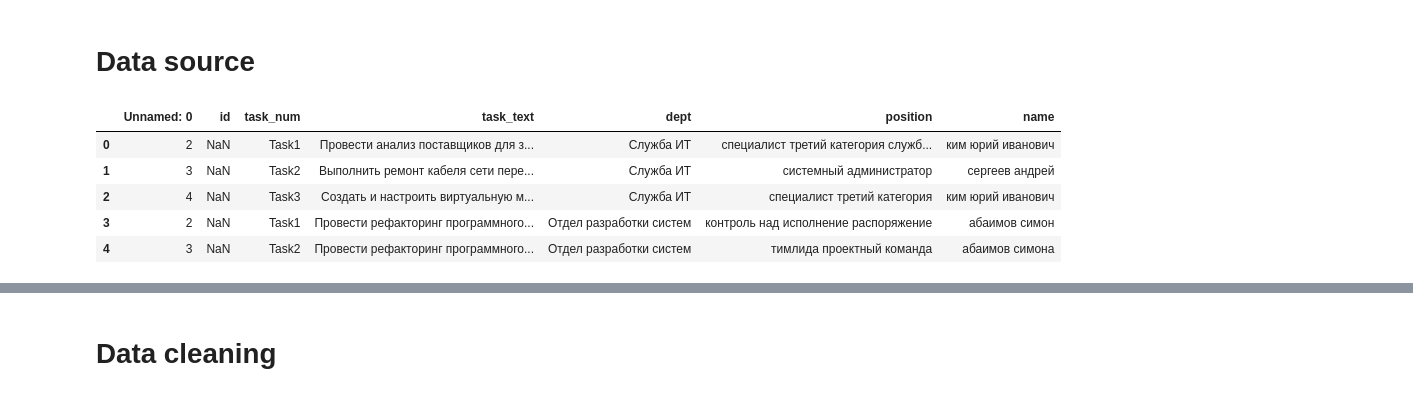
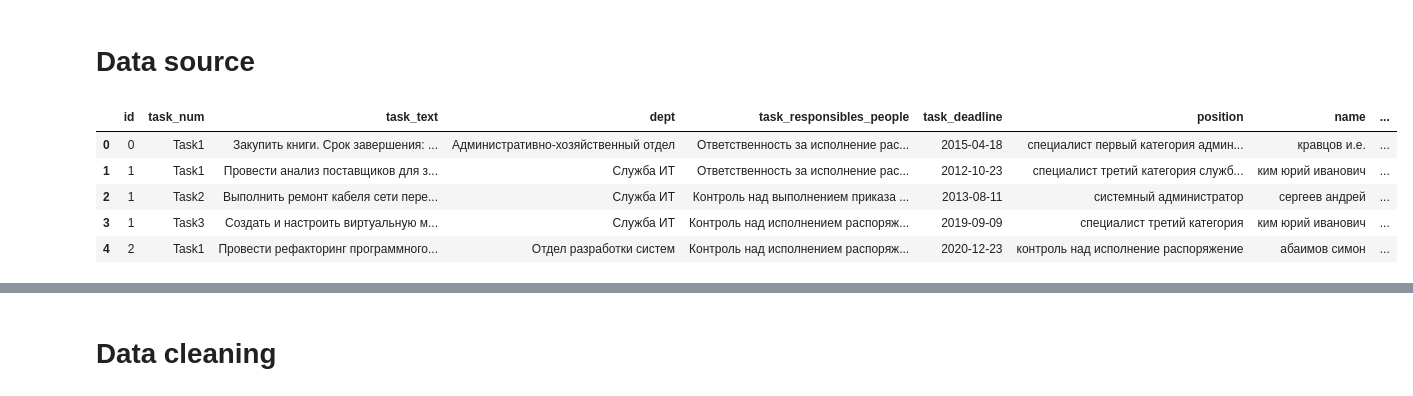
Before and after one commit to Somertonman/hackathon_2023, a Jupyter notebook: graph_org.ipynb, the cells around one changed output, grey strips where cells are left out. Saved outputs shown, nothing was run; the diff lists cells and outputs as text; code cells hidden in the pictures.

```diff
--- a/graph_org.ipynb
+++ b/graph_org.ipynb
@@ -30,13 +50,16 @@ import matplotlib.pyplot as plt
 # %% [markdown]
 # Data source
 # %%
-df = pd.read_csv('final_csv')
+df = pd.read_csv('all_parsed_graph.csv')
 df = df.query('name != "себя"').reset_index().drop(columns='index')
+df = df[['id', 'task_num',
+       'task_text', 'dept', 'task_responsibles_people', 'task_deadline',
+       'position', 'name', 'global_deadline', 'Tasks']]
 df.head()
 # %% [output]
-|  | Unnamed: 0 | id | task_num | task_text | dept | position | name |
-| 0 | 2 | NaN | Task1 | Провести анализ поставщиков для з... | Служба ИТ | специалист третий категория служб... | ким юрий иванович |
-| 1 | 3 | NaN | Task2 | Выполнить ремонт кабеля сети пере... | Служба ИТ | системный администратор | сергеев андрей |
-| 2 | 4 | NaN | Task3 | Создать и настроить виртуальную м... | Служба ИТ | специалист третий категория | ким юрий иванович |
-| 3 | 2 | NaN | Task1 | Провести рефакторинг программного... | Отдел разработки систем | контроль над исполнение распоряжение | абаимов симон |
-| 4 | 3 | NaN | Task2 | Провести рефакторинг программного... | Отдел разработки систем | тимлида проектный команда | абаимов симона |
+|  | id | task_num | task_text | dept | task_responsibles_people | task_deadline | position | name | ... |
+| 0 | 0 | Task1 | Закупить книги. Срок завершения: ... | Административно-хозяйственный отдел | Ответственность за исполнение рас... | 2015-04-18 | специалист первый категория админ... | кравцов и.е. | ... |
+| 1 | 1 | Task1 | Провести анализ поставщиков для з... | Служба ИТ | Ответственность за исполнение рас... | 2012-10-23 | специалист третий категория служб... | ким юрий иванович | ... |
+| 2 | 1 | Task2 | Выполнить ремонт кабеля сети пере... | Служба ИТ | Контроль над выполнением приказа ... | 2013-08-11 | системный администратор | сергеев андрей | ... |
+| 3 | 1 | Task3 | Создать и настроить виртуальную м... | Служба ИТ | Контроль над исполнением распоряж... | 2019-09-09 | специалист третий категория | ким юрий иванович | ... |
+| 4 | 2 | Task1 | Провести рефакторинг программного... | Отдел разработки систем | Контроль над исполнением распоряж... | 2020-12-23 | контроль над исполнение распоряжение | абаимов симон | ... |
```
Also changed, not shown: parts of 27 cells of this notebook, 1 other file.
